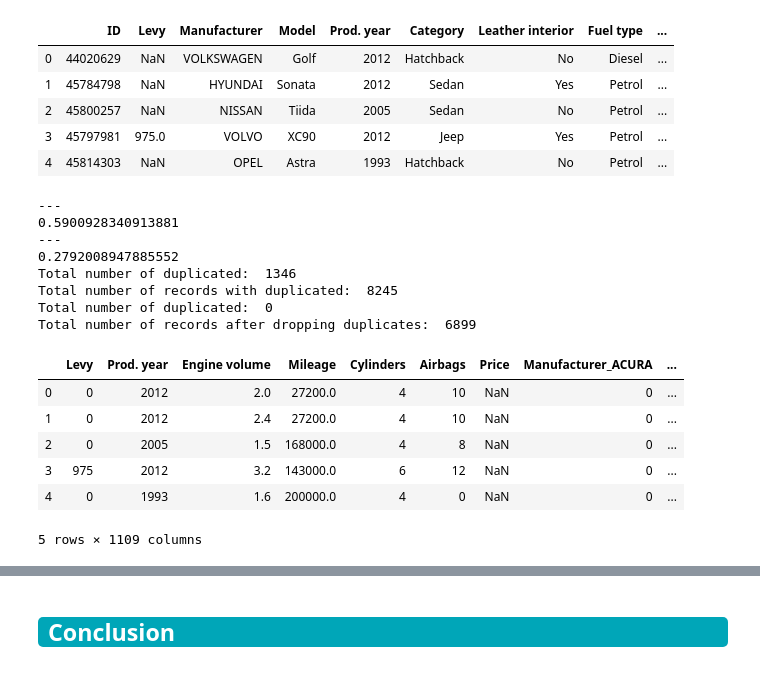
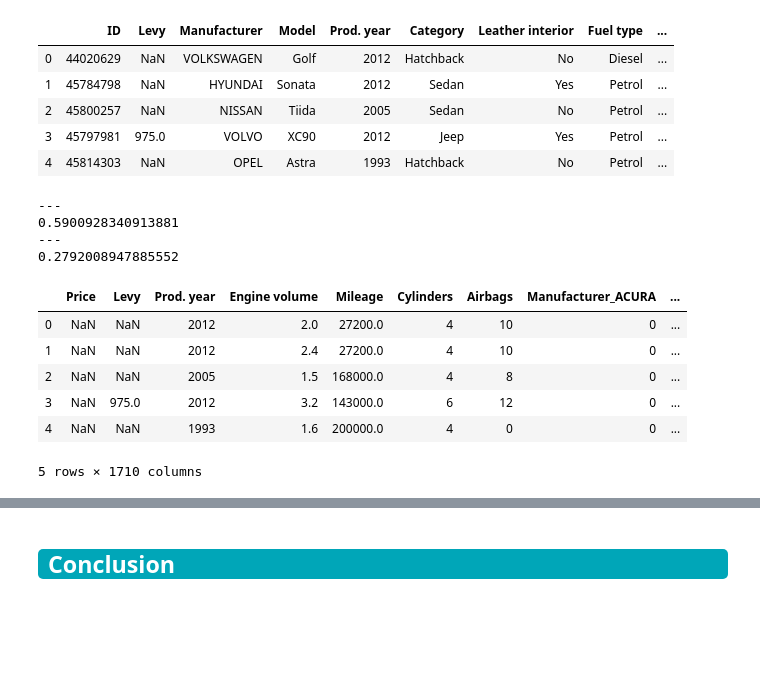
Before and after one commit to yashkanakia/DataScience, a Jupyter notebook: CarPricePrediction/CarPricePrediction.ipynb, the cells around one changed output, grey strips where cells are left out. Cells and saved outputs as stored; diff of their text form; code cells hidden in the pictures; blank space fills up the shorter version.

```diff
--- a/CarPricePrediction/CarPricePrediction.ipynb
+++ b/CarPricePrediction/CarPricePrediction.ipynb
@@ -305,9 +282,2 @@ price_df.head()
 # %% [markdown]
 <h4><p>Removing unwanted Columns</p></h4>
-# %%
-#Dropping the doors column as it presuming it contains wrong data
-price_df.drop(['Doors'], axis = 1,inplace=True)
-
-price_df.drop(['ID'], axis = 1,inplace=True)
-
-price_df.head()
@@ -643,43 +710,28 @@ price_df.head()
 | 3 | 45797981 | 975.0 | VOLVO | XC90 | 2012 | Jeep | Yes | Petrol | ... |
 | 4 | 45814303 | NaN | OPEL | Astra | 1993 | Hatchback | No | Petrol | ... |
 # %%
-levy_q1  = price_df['Levy'].quantile(0.10)
-levy_q3 = price_df['Levy'].quantile(0.90)
+levy_q1  = price_df_1['Levy'].quantile(0.10)
+levy_q3 = price_df_1['Levy'].quantile(0.90)
 print("---")
 
-price_df["Levy"] = np.where(price_df["Levy"] <levy_q1, levy_q1,price_df['Levy'])
-price_df["Levy"] = np.where(price_df["Levy"] >levy_q3, levy_q3,price_df['Levy'])
-print(price_df['Levy'].skew())
+price_df_1["Levy"] = np.where(price_df_1["Levy"] <levy_q1, levy_q1,price_df_1['Levy'])
+price_df_1["Levy"] = np.where(price_df_1["Levy"] >levy_q3, levy_q3,price_df_1['Levy'])
+print(price_df_1['Levy'].skew())
 
-mileage_q1  = price_df['Mileage'].quantile(0.10)
-mileage_q3 = price_df['Mileage'].quantile(0.90)
+mileage_q1  = price_df_1['Mileage'].quantile(0.10)
+mileage_q3 = price_df_1['Mileage'].quantile(0.90)
 print("---")
 
-price_df["Mileage"] = np.where(price_df["Mileage"] <mileage_q1, mileage_q1,price_df['Mileage'])
-price_df["Mileage"] = np.where(price_df["Mileage"] >mileage_q3, mileage_q3,price_df['Mileage'])
-print(price_df['Mileage'].skew())
+price_df_1["Mileage"] = np.where(price_df_1["Mileage"] <mileage_q1, mileage_q1,price_df_1['Mileage'])
+price_df_1["Mileage"] = np.where(price_df_1["Mileage"] >mileage_q3, mileage_q3,price_df_1['Mileage'])
+print(price_df_1['Mileage'].skew())
 
 #Dropping the doors column as it presuming it contains wrong data
-price_df.drop(['Doors'], axis = 1,inplace=True)
+# price_df_1.drop(['Doors'], axis = 1,inplace=True)
 
-price_df.drop(['ID'], axis = 1,inplace=True)
-
-
-#Checking for duplicates
-duplicate = price_df[price_df.duplicated()]
-print("Total number of duplicated: ",len(duplicate))
-print("Total number of records with duplicated: ",len(price_df))
-
-price_df = price_df.drop_duplicates()
-duplicate = price_df[price_df.duplicated()]
-print("Total number of duplicated: ",len(duplicate))
-print("Total number of records after dropping duplicates: ",len(price_df))
+price_df_1.drop(['ID'], axis = 1,inplace=True)
 # %% [output]
 ---
 0.5900928340913881
 ---
 0.2792008947885552
-Total number of duplicated:  1346
-Total number of records with duplicated:  8245
-Total number of duplicated:  0
-Total number of records after dropping duplicates:  6899
@@ -695,14 +738,15 @@ price_df['Levy']=X_trans
 # %%
 #Creating one-hot encoding using dummies for all categorical columns
-price_df = pd.get_dummies(price_df, columns = ['Manufacturer','Model','Category','Fuel type','Gear box type',
-                                                       'Drive wheels','Wheel','Color','Leather interior'])
+price_df_1 = pd.get_dummies(price_df_1, columns = ['Manufacturer','Model','Category','Fuel type','Gear box type',
+                                                       'Drive wheels','Wheel','Color','Doors','Leather interior'])
+price_df, price_df_1 = price_df.align(price_df_1, join='left', axis=1)
+
+price_df_1.head()
+# %% [output]
+|  | Price | Levy | Prod. year | Engine volume | Mileage | Cylinders | Airbags | Manufacturer_ACURA | ... |
+| 0 | NaN | NaN | 2012 | 2.0 | 27200.0 | 4 | 10 | 0 | ... |
+| 1 | NaN | NaN | 2012 | 2.4 | 27200.0 | 4 | 10 | 0 | ... |
+| 2 | NaN | NaN | 2005 | 1.5 | 168000.0 | 4 | 8 | 0 | ... |
+| 3 | NaN | 975.0 | 2012 | 3.2 | 143000.0 | 6 | 12 | 0 | ... |
+| 4 | NaN | NaN | 1993 | 1.6 | 200000.0 | 4 | 0 | 0 | ... |
+5 rows × 1710 columns
-# %%
-price_df.head()
-# %% [output]
-|  | Levy | Prod. year | Engine volume | Mileage | Cylinders | Airbags | Price | Manufacturer_ACURA | ... |
-| 0 | 0 | 2012 | 2.0 | 27200.0 | 4 | 10 | NaN | 0 | ... |
-| 1 | 0 | 2012 | 2.4 | 27200.0 | 4 | 10 | NaN | 0 | ... |
-| 2 | 0 | 2005 | 1.5 | 168000.0 | 4 | 8 | NaN | 0 | ... |
-| 3 | 975 | 2012 | 3.2 | 143000.0 | 6 | 12 | NaN | 0 | ... |
-| 4 | 0 | 1993 | 1.6 | 200000.0 | 4 | 0 | NaN | 0 | ... |
-5 rows × 1109 columns
```
Also changed, not shown: parts of 38 cells of this notebook, 7 other files.
